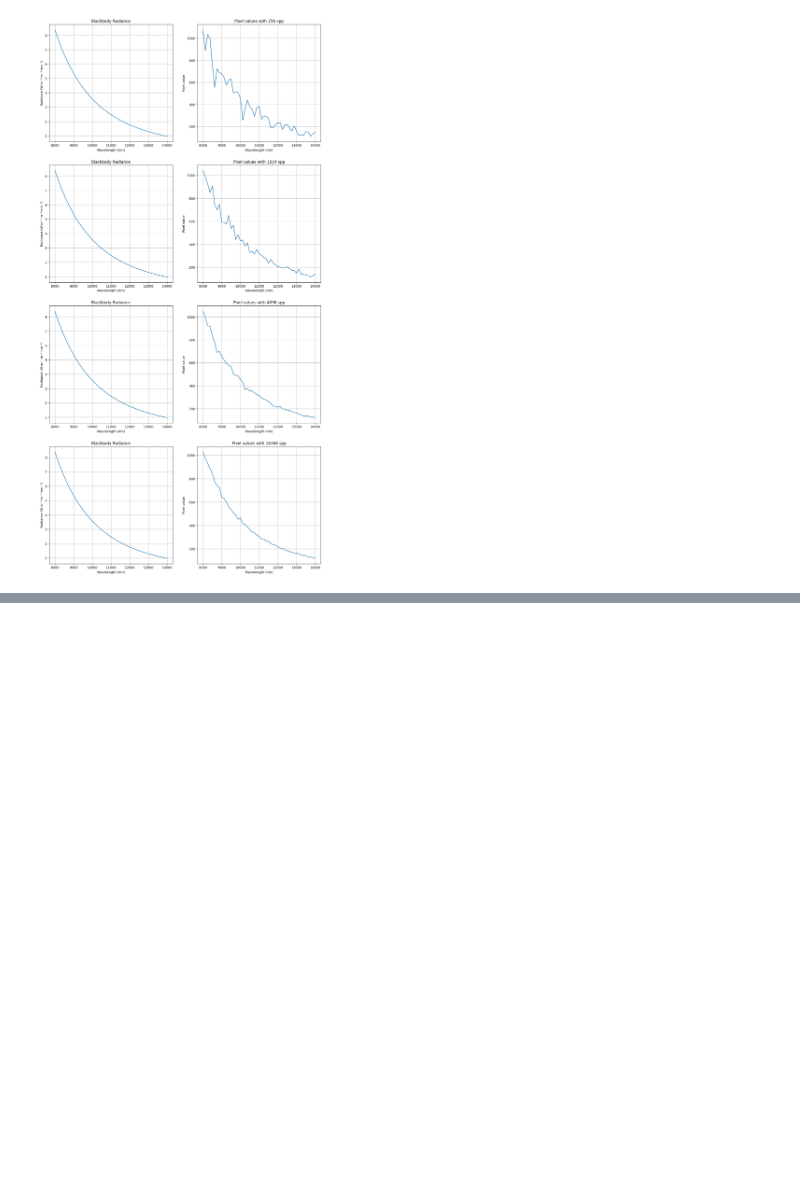
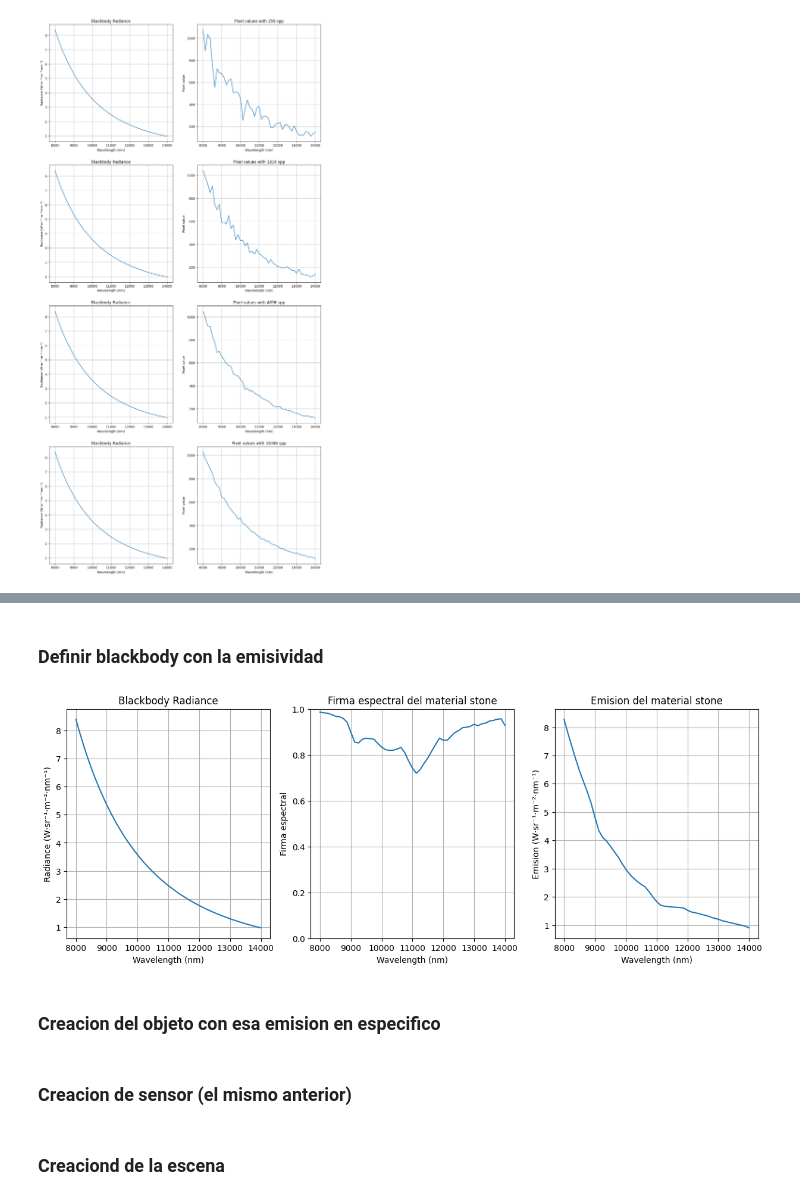
Before and after one commit to pimientoyolo/miThermal, a Jupyter notebook: mitsuba/intro_spectral.ipynb, the cells around one changed output, grey strips where cells are left out. Cells and saved outputs as stored; diff of their text form; code cells hidden in the pictures; blank space fills up the shorter version.

```diff
--- a/mitsuba/intro_spectral.ipynb
+++ b/mitsuba/intro_spectral.ipynb
@@ -346,0 +394,38 @@ plt.show()
+# %% [markdown]
+### Definir blackbody con la emisividad
+# %%
+temperatura = 5000 # temperatura objeto
+
+black_body = blackbody_radiance_nm(wave_lengths, temperatura) # radiancia del objeto
+
+emision = black_body * firma # emision del objeto
+
+# subplots
+plt.figure(figsize=(15, 5))
+plt.subplot(1, 3, 1)
+plt.plot(wave_lengths, black_body)
+plt.title('Blackbody Radiance')
+plt.xlabel('Wavelength (nm)')
+plt.ylabel('Radiance (W·sr⁻¹·m⁻²·nm⁻¹)')
+plt.grid()
+
+plt.subplot(1, 3, 2)
+plt.plot(wave_lengths, firma)
+plt.title(f'Firma espectral del material {material}')
+plt.xlabel('Wavelength (nm)')
+plt.ylabel('Firma espectral')
+plt.ylim(0, 1)
+plt.grid()
+
+plt.subplot(1, 3, 3)
+plt.plot(wave_lengths, emision)
+plt.title(f'Emision del material {material}')
+plt.xlabel('Wavelength (nm)')
+plt.ylabel('Emision (W·sr⁻¹·m⁻²·nm⁻¹)')
+plt.grid()
+
+plt.show()
+# %% [output]
+[figure, added]
+# %% [markdown]
+### Creacion del objeto con esa emision en especifico
@@ -346,0 +457,2 @@ plt.show()
+# %% [markdown]
+### Creacion de sensor (el mismo anterior)
@@ -346,0 +468,2 @@ plt.show()
+# %% [markdown]
+### Creaciond de la escena
```
Also changed, not shown: parts of 17 cells of this notebook, 3 other files.
